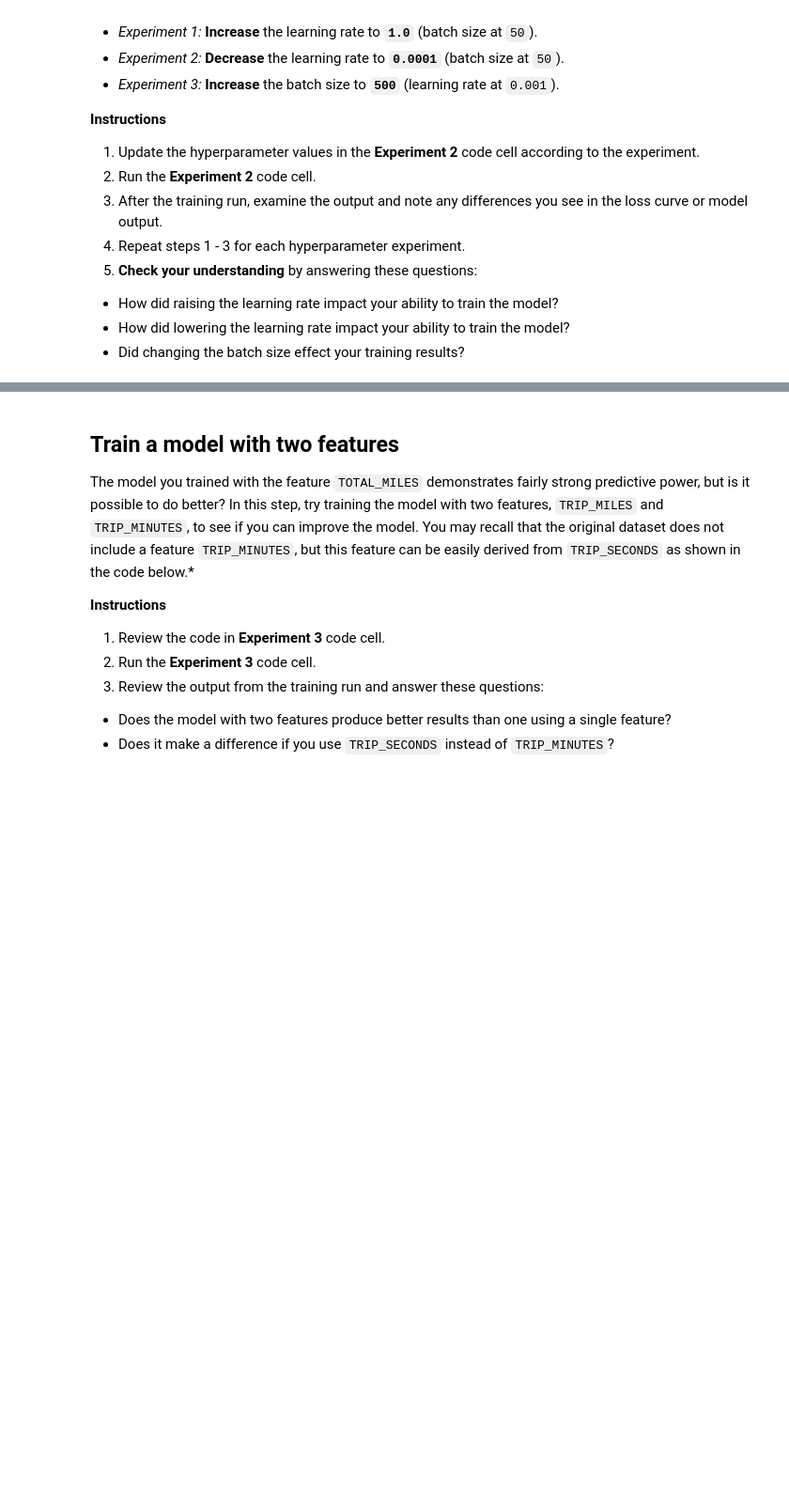
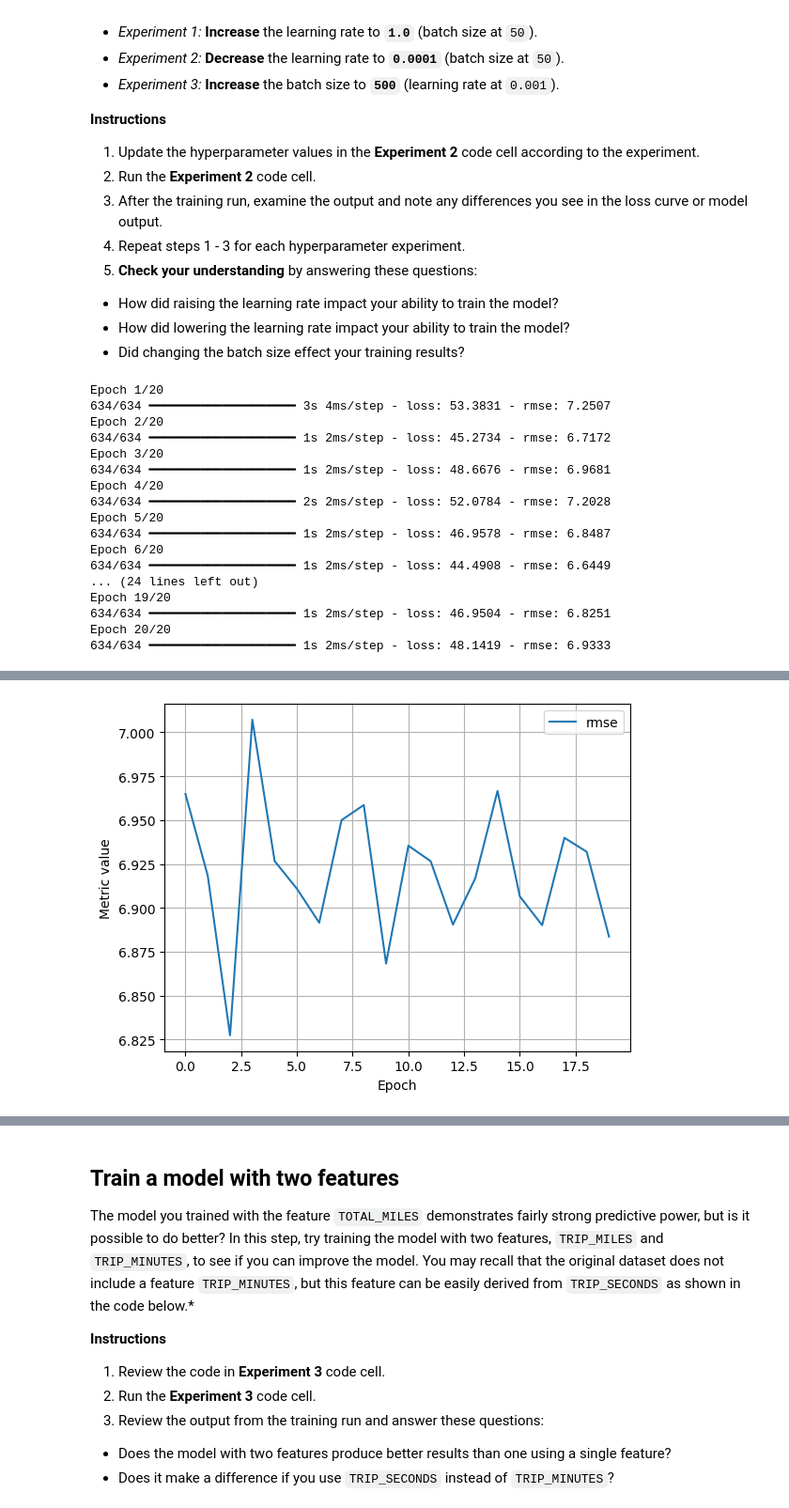
Before and after one commit to bipasnadulal/ml-learn, a Jupyter notebook: ml/cc/exercises/linear_regression_taxi.ipynb, the cells around one changed output, grey strips where cells are left out. Shown at 94% size. Cells and saved outputs as stored; diff of their text form; code cells hidden in the pictures; blank space fills up the shorter version.

```diff
--- a/ml/cc/exercises/linear_regression_taxi.ipynb
+++ b/ml/cc/exercises/linear_regression_taxi.ipynb
@@ -78,8 +96,6 @@ You can think of a DataFrame like a spreadsheet with rows and columns. The rows
 # %%
 # @title
 chicago_taxi_dataset = pd.read_csv("https://download.mlcc.google.com/mledu-datasets/chicago_taxi_train.csv")
-# %%
-chicago_taxi_dataset = pd.read_csv("https://download.mlcc.google.com/mledu-datasets/chicago_taxi_train.csv")
 # %%
 chicago_taxi_dataset.head(200)
 
@@ -111,6 +142,0 @@ training_df.head(200)
-# %%
-training_df = chicago_taxi_dataset.loc[:, ('TRIP_MILES', 'TRIP_SECONDS', 'FARE', 'COMPANY', 'PAYMENT_TYPE', 'TIP_RATE')]
-
-print("Read dataset completed successfully.")
-print('Total number of rows: {0}\n\n'.format(len(training_df.index)))
-training_df.head(200)
@@ -388,7 +468,7 @@ It is common with machine learning to run multiple experiments to find the best
 # The following variables are the hyperparameters.
 # TODO - Adjust these hyperparameters to see how they impact a training run.
 settings_2 = ml_edu.experiment.ExperimentSettings(
-    learning_rate = 0.001,
+    learning_rate = 1.0,
     number_epochs = 20,
     batch_size = 50,
     input_features = ['TRIP_MILES']
@@ -402,3 +482,21 @@ experiment_2 = train_model('one_feature_hyper', model_2, training_df, 'FARE', se
 
 ml_edu.results.plot_experiment_metrics(experiment_2, ['rmse'])
 ml_edu.results.plot_model_predictions(experiment_2, training_df, 'FARE')
+# %% [output]
+Epoch 1/20
+634/634 ━━━━━━━━━━━━━━━━━━━━ 3s 4ms/step - loss: 53.3831 - rmse: 7.2507
+Epoch 2/20
+634/634 ━━━━━━━━━━━━━━━━━━━━ 1s 2ms/step - loss: 45.2734 - rmse: 6.7172
+Epoch 3/20
+634/634 ━━━━━━━━━━━━━━━━━━━━ 1s 2ms/step - loss: 48.6676 - rmse: 6.9681
+Epoch 4/20
+634/634 ━━━━━━━━━━━━━━━━━━━━ 2s 2ms/step - loss: 52.0784 - rmse: 7.2028
+Epoch 5/20
+634/634 ━━━━━━━━━━━━━━━━━━━━ 1s 2ms/step - loss: 46.9578 - rmse: 6.8487
+Epoch 6/20
+634/634 ━━━━━━━━━━━━━━━━━━━━ 1s 2ms/step - loss: 44.4908 - rmse: 6.6449
+... (24 lines left out)
+Epoch 19/20
+634/634 ━━━━━━━━━━━━━━━━━━━━ 1s 2ms/step - loss: 46.9504 - rmse: 6.8251
+Epoch 20/20
+634/634 ━━━━━━━━━━━━━━━━━━━━ 1s 2ms/step - loss: 48.1419 - rmse: 6.9333
@@ -404,0 +506 @@ ml_edu.results.plot_model_predictions(experiment_2, training_df, 'FARE')
+[figure, added]
```
Also changed, not shown: parts of 18 cells of this notebook.
